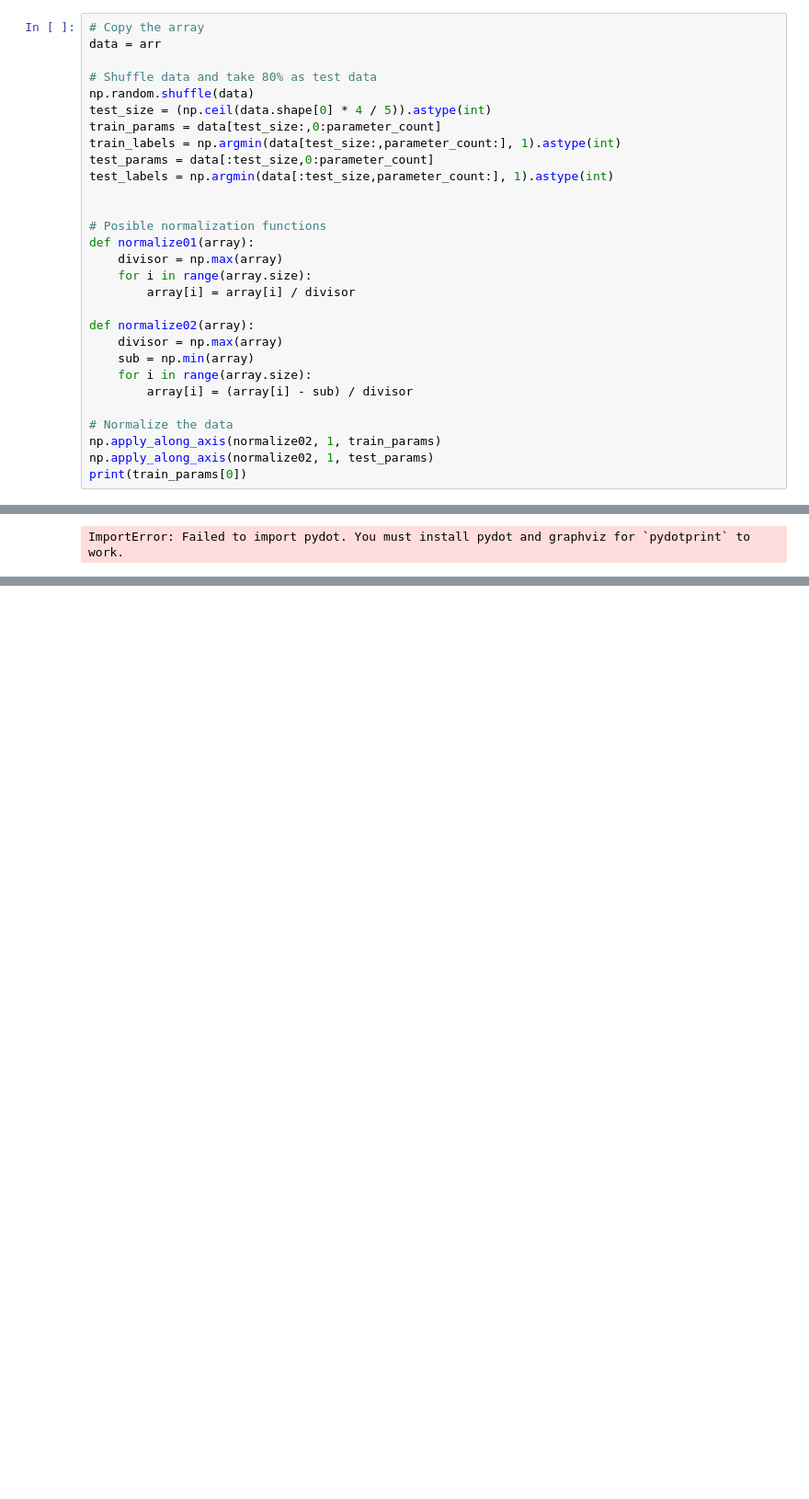
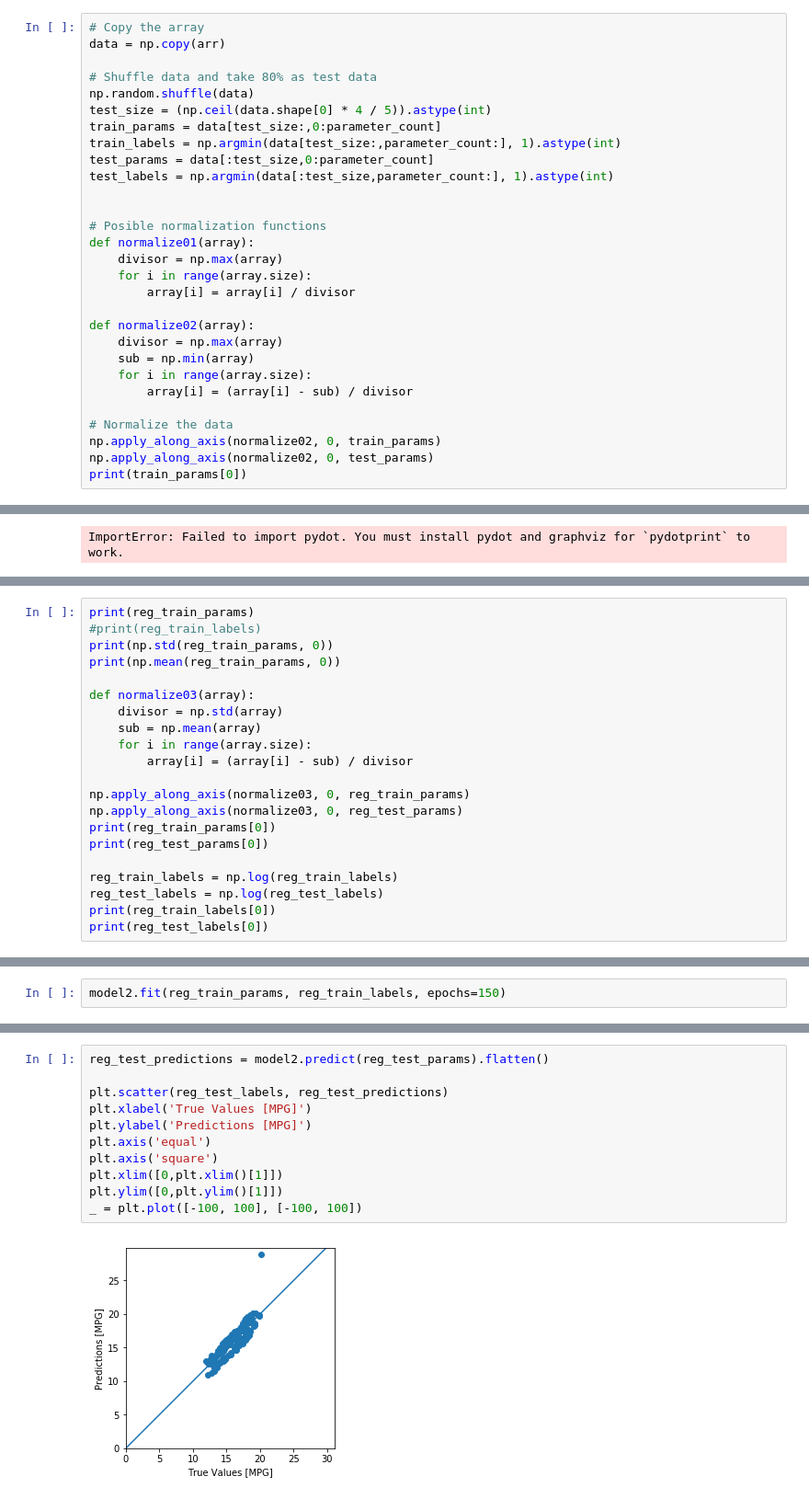
Before and after one commit to AutoPas/AutoPas-ML, a Jupyter notebook: APML.ipynb, the cells around one changed output, grey strips where cells are left out. Shown at 92% size. Saved outputs shown, nothing was run; the diff lists cells and outputs as text; blank space fills up the shorter version.

Commit message:
A regression model works

```diff
--- a/APML.ipynb
+++ b/APML.ipynb
@@ -26,7 +26,7 @@ print(arr.shape)
 parameter_count = 7
 # %%
 # Copy the array
-data = arr
+data = np.copy(arr)
 
 # Shuffle data and take 80% as test data
 np.random.shuffle(data)
@@ -50,7 +50,7 @@ def normalize02(array):
         array[i] = (array[i] - sub) / divisor
 
 # Normalize the data
-np.apply_along_axis(normalize02, 1, train_params)
-np.apply_along_axis(normalize02, 1, test_params)
+np.apply_along_axis(normalize02, 0, train_params)
+np.apply_along_axis(normalize02, 0, test_params)
 print(train_params[0])
 # %% [output]
@@ -253,0 +282,21 @@ ImportError: Failed to import pydot. You must install pydot and graphviz for `py
+# %%
+print(reg_train_params)
+#print(reg_train_labels)
+print(np.std(reg_train_params, 0))
+print(np.mean(reg_train_params, 0))
+
+def normalize03(array):
+    divisor = np.std(array)
+    sub = np.mean(array)
+    for i in range(array.size):
+        array[i] = (array[i] - sub) / divisor
+
+np.apply_along_axis(normalize03, 0, reg_train_params)
+np.apply_along_axis(normalize03, 0, reg_test_params)
+print(reg_train_params[0])
+print(reg_test_params[0])
+
+reg_train_labels = np.log(reg_train_labels)
+reg_test_labels = np.log(reg_test_labels)
+print(reg_train_labels[0])
+print(reg_test_labels[0])
@@ -253,0 +317,2 @@ ImportError: Failed to import pydot. You must install pydot and graphviz for `py
+# %%
+model2.fit(reg_train_params, reg_train_labels, epochs=150)
@@ -253,0 +381,13 @@ ImportError: Failed to import pydot. You must install pydot and graphviz for `py
+# %%
+reg_test_predictions = model2.predict(reg_test_params).flatten()
+
+plt.scatter(reg_test_labels, reg_test_predictions)
+plt.xlabel('True Values [MPG]')
+plt.ylabel('Predictions [MPG]')
+plt.axis('equal')
+plt.axis('square')
+plt.xlim([0,plt.xlim()[1]])
+plt.ylim([0,plt.ylim()[1]])
+_ = plt.plot([-100, 100], [-100, 100])
+# %% [output]
+[figure, added]
```
Also changed, not shown: parts of 15 cells of this notebook.
